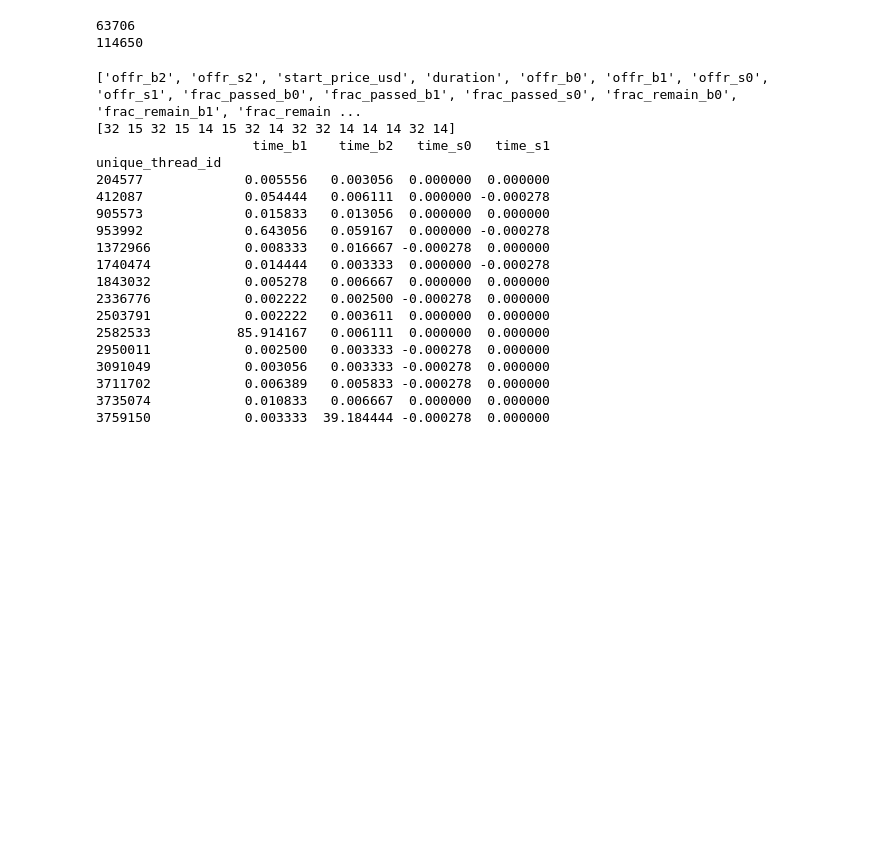
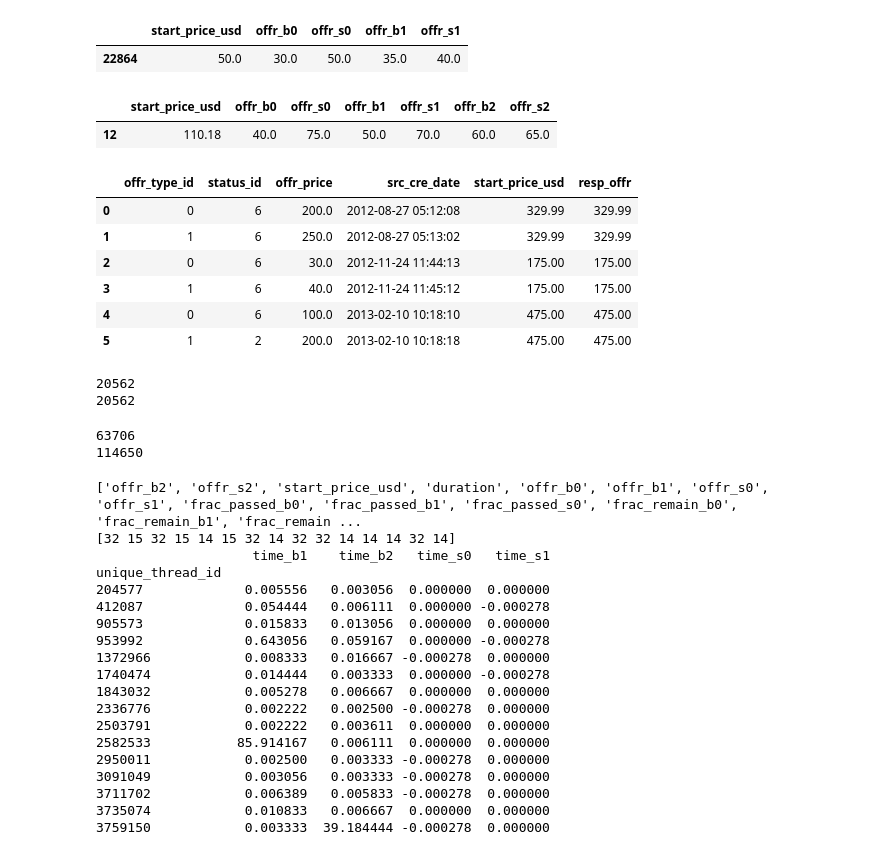
Before and after one commit to bpiv400/eBay, a Jupyter notebook: notebooks/debug_grab_turns.ipynb, the cells around one changed output. Saved outputs shown, nothing was run; the diff lists cells and outputs as text; code cells hidden in the pictures; blank space fills up the shorter version.

```diff
--- a/notebooks/debug_grab_turns.ipynb
+++ b/notebooks/debug_grab_turns.ipynb
@@ -20,3 +20,7 @@ def get_time(df, end_code, init_code):
     # index, since all threads should still be present
     df['time_' + end_code] = diff
     return df
+# %%
+t1 = pd.read_csv('data/toy/turns/b1/toy-1.csv')
+t2 =pd.read_csv('data/toy/turns/b2/toy-1.csv')
+org = pd.read_csv('data/toy/toy-1_feats2.csv')
@@ -23,3 +59,32 @@ def get_time(df, end_code, init_code):
+# %%
+t1.loc[t1[t1['unique_thread_id'] == 1055].index, ['start_price_usd','offr_b0', 'offr_s0', 'offr_b1', 'offr_s1']]
+# %% [output]
+|  | start_price_usd | offr_b0 | offr_s0 | offr_b1 | offr_s1 |
+| 22864 | 50.0 | 30.0 | 50.0 | 35.0 | 40.0 |
+# %%
+t2.loc[t2[t2['unique_thread_id'] == 54203].index, ['start_price_usd','offr_b0', 'offr_s0', 'offr_b1', 'offr_s1', 'offr_b2', 'offr_s2']]
+# %% [output]
+|  | start_price_usd | offr_b0 | offr_s0 | offr_b1 | offr_s1 | offr_b2 | offr_s2 |
+| 12 | 110.18 | 40.0 | 75.0 | 50.0 | 70.0 | 60.0 | 65.0 |
+# %%
+new = org.loc[org[org['unique_thread_id'].isin([2477, 2571, 3232])].index, ['offr_type_id', 'status_id', 'offr_price', 'src_cre_date', 'start_price_usd', 'resp_offr']].copy()
+new.sort_values(by = 'src_cre_date', ascending = True, inplace = True)
+new.reset_index(drop=True, inplace=True)
+new
+# %% [output]
+|  | offr_type_id | status_id | offr_price | src_cre_date | start_price_usd | resp_offr |
+| 0 | 0 | 6 | 200.0 | 2012-08-27 05:12:08 | 329.99 | 329.99 |
+| 1 | 1 | 6 | 250.0 | 2012-08-27 05:13:02 | 329.99 | 329.99 |
+| 2 | 0 | 6 | 30.0 | 2012-11-24 11:44:13 | 175.00 | 175.00 |
+| 3 | 1 | 6 | 40.0 | 2012-11-24 11:45:12 | 175.00 | 175.00 |
+| 4 | 0 | 6 | 100.0 | 2013-02-10 10:18:10 | 475.00 | 475.00 |
+| 5 | 1 | 2 | 200.0 | 2013-02-10 10:18:18 | 475.00 | 475.00 |
+# %%
+print(len(t2.index))
+print(len(np.unique(t2['unique_thread_id'].values)))
+# %% [output]
+20562
+20562
 # %%
 def date_feats(feat_df, col_abv):
     col_abv = '_' + col_abv
```
Also changed, not shown: parts of 1 cell of this notebook, 14 other files.
